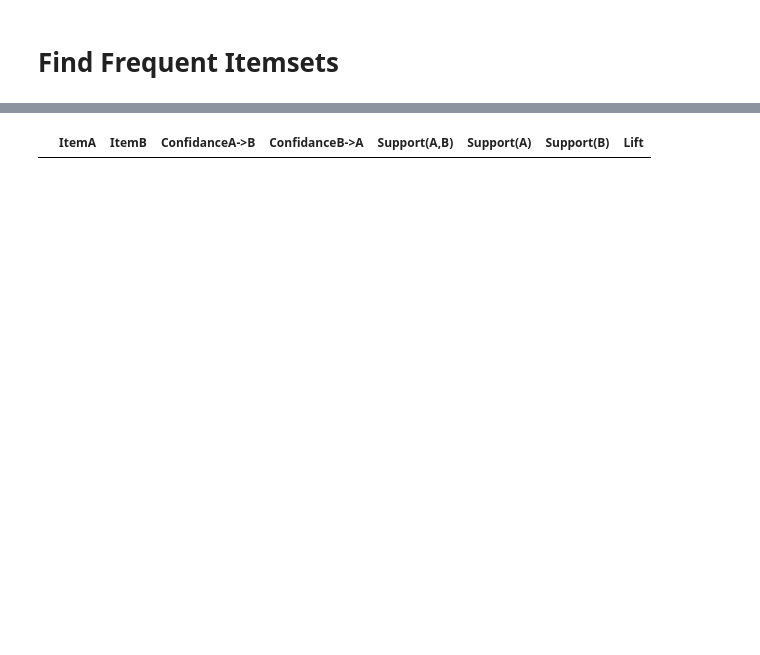
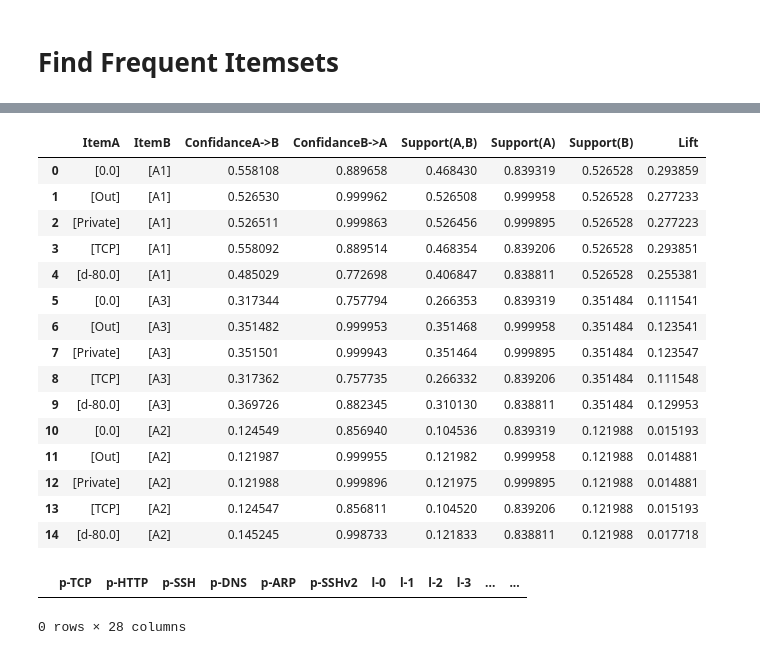
Before and after one commit to sandu9618/apriori, a Jupyter notebook: apriori.ipynb, the cells around one changed output, grey strips where cells are left out. Cells and saved outputs as stored; diff of their text form; code cells hidden in the pictures; blank space fills up the shorter version.

```diff
--- a/apriori.ipynb
+++ b/apriori.ipynb
@@ -121,7 +162,7 @@ def check_direction(ip: str, cidrs: list) -> str:
 length_max = dataSet['Length'].max()
 length_min = dataSet['Length'].min()
 
-cidr = ["11.0.0.0/24", "10.0.0.0/24", "172.24.4.0/24"]
+cidr = ["11.0.0.0/24"]
 
 # print(length_max)
 dataSet['Length'] = np.where(np.logical_or(dataSet.Length < 100, dataSet.Length == 100), 0, dataSet.Length)
@@ -130,8 +171,8 @@ dataSet['Length'] = np.where(np.logical_or(dataSet.Length > 200, dataSet.Length
 
 dataSet = dataSet[dataSet['Destination'].notnull()]
 
-dataSet['dst_cat'] = dataSet.apply(lambda row: check_ip(str(row["Destination"])), axis=1)
-dataSet['direction'] = dataSet.apply(lambda row: check_direction(str(row["Destination"]), cidr), axis=1)
+dataSet['Dst_ip_range'] = dataSet.apply(lambda row: check_ip(str(row["Destination"])), axis=1)
+dataSet['Direction'] = dataSet.apply(lambda row: check_direction(str(row["Destination"]), cidr), axis=1)
 
 dataSet = dataSet.drop(['Info'], axis=1)
 dataSet = dataSet.drop(['Destination'], axis=1)
@@ -145,6 +186,11 @@ dataSet['Dst_port'] = dataSet['Dst_port'].astype('str')
 dataSet['Class'] = dataSet['Class'].astype('str')
 dataSet['Protocol'] = dataSet['Protocol'].astype('str')
 
+dataSet['Protocol'] = 'p-' + dataSet['Protocol']
+dataSet['Length'] = 'l-' + dataSet['Length']
 dataSet['Dst_port'] = 'd-' + dataSet['Dst_port']
+dataSet['Class'] = 'c-' + dataSet['Class']
+dataSet['Dst_ip_range'] = 'r-' + dataSet['Dst_ip_range']
+dataSet['Direction'] = 'x-' + dataSet['Direction']
 
 dataSet.head(100)
@@ -205,14 +237,13 @@ def aprioriGen(Lk, k): #creates Ck
     lenLk = len(Lk)
     for i in range(lenLk):
         for j in range(i+1, lenLk):
-            print("...")
             L1 = list(Lk[i])[:k-2]; L2 = list(Lk[j])[:k-2]
             L1.sort(); L2.sort()
             if L1==L2: #if first k-2 elements are equal
                 retList.append(Lk[i] | Lk[j]) #set union
     return retList
 
-def apriori(dataSet, minSupport = 0.5):
+def apriori(dataSet, minSupport = 0.1):
     C1 = createC1(dataSet) # Create candidate itemsets of size one
     D = list(map(set, dataSet)) # make dataset in the setform
     L1, supportData = scanD(D, C1, minSupport)
@@ -268 +283,4 @@ freqItems
  []]
+# %%
+for i in range(len(freqItems)):
+    print(len(freqItems[i]))
@@ -301,6 +347,6 @@ def rulesFromConseq(freqSet, H, supportData, brl, minConf=0.7):
         if len(Hmp1) > 1:    #need at least two sets to merge
             rulesFromConseq(freqSet, Hmp1, supportData, brl, minConf)
 # %%
-rules= generateRules(freqItems,suppData, minConf=0.7)
+rules= generateRules(freqItems,suppData, minConf=0.001)
 rules
 # %% [output]
@@ -308,6 +385,29 @@ TypeError: 'Series' objects are mutable, thus they cannot be hashed
 # %%
+# final_Rules = pd.DataFrame(rules, columns=['ItemA1','ItemA2','ItemA3','ItemA4', 'ItemB', 'ConfidanceA->B', 'ConfidanceB->A', 'Support(A,B)', 'Support(A)', 'Support(B)', 'Lift'])
 final_Rules = pd.DataFrame(rules, columns=['ItemA', 'ItemB', 'ConfidanceA->B', 'ConfidanceB->A', 'Support(A,B)', 'Support(A)', 'Support(B)', 'Lift'])
-# final_Rules.to_csv('output/output_1_4.csv')
+final_Rules.to_csv('output/output_1_5.csv')
 final_Rules
 # %% [output]
 |  | ItemA | ItemB | ConfidanceA->B | ConfidanceB->A | Support(A,B) | Support(A) | Support(B) | Lift |
+| 0 | [0.0] | [A1] | 0.558108 | 0.889658 | 0.468430 | 0.839319 | 0.526528 | 0.293859 |
+| 1 | [Out] | [A1] | 0.526530 | 0.999962 | 0.526508 | 0.999958 | 0.526528 | 0.277233 |
+| 2 | [Private] | [A1] | 0.526511 | 0.999863 | 0.526456 | 0.999895 | 0.526528 | 0.277223 |
+| 3 | [TCP] | [A1] | 0.558092 | 0.889514 | 0.468354 | 0.839206 | 0.526528 | 0.293851 |
+| 4 | [d-80.0] | [A1] | 0.485029 | 0.772698 | 0.406847 | 0.838811 | 0.526528 | 0.255381 |
+| 5 | [0.0] | [A3] | 0.317344 | 0.757794 | 0.266353 | 0.839319 | 0.351484 | 0.111541 |
+| 6 | [Out] | [A3] | 0.351482 | 0.999953 | 0.351468 | 0.999958 | 0.351484 | 0.123541 |
+| 7 | [Private] | [A3] | 0.351501 | 0.999943 | 0.351464 | 0.999895 | 0.351484 | 0.123547 |
+| 8 | [TCP] | [A3] | 0.317362 | 0.757735 | 0.266332 | 0.839206 | 0.351484 | 0.111548 |
+| 9 | [d-80.0] | [A3] | 0.369726 | 0.882345 | 0.310130 | 0.838811 | 0.351484 | 0.129953 |
+| 10 | [0.0] | [A2] | 0.124549 | 0.856940 | 0.104536 | 0.839319 | 0.121988 | 0.015193 |
+| 11 | [Out] | [A2] | 0.121987 | 0.999955 | 0.121982 | 0.999958 | 0.121988 | 0.014881 |
+| 12 | [Private] | [A2] | 0.121988 | 0.999896 | 0.121975 | 0.999895 | 0.121988 | 0.014881 |
+| 13 | [TCP] | [A2] | 0.124547 | 0.856811 | 0.104520 | 0.839206 | 0.121988 | 0.015193 |
+| 14 | [d-80.0] | [A2] | 0.145245 | 0.998733 | 0.121833 | 0.838811 | 0.121988 | 0.017718 |
+# %%
+df_to_encode = pd.DataFrame(columns=['p-TCP', 'p-HTTP','p-SSH','p-DNS','p-ARP', 'p-SSHv2','l-0', 'l-1', 'l-2', 'l-3', 'd-80', 'd-42972', 'd-34230', 'd-50822', 'd-53', 'd-22', 'd-56040', 'd-161', 'd-443',
+                                     'c-A1', 'c-A2', 'c-A3', 'r-PUBLIC', 'r-PRIVATE', 'r-NON', 'x-IN', 'x-OUT', 'x-NON'])
+df_to_encode
+# %% [output]
+|  | p-TCP | p-HTTP | p-SSH | p-DNS | p-ARP | p-SSHv2 | l-0 | l-1 | l-2 | l-3 | ... | ... |
+0 rows × 28 columns
```
Also changed, not shown: parts of 11 cells of this notebook.
